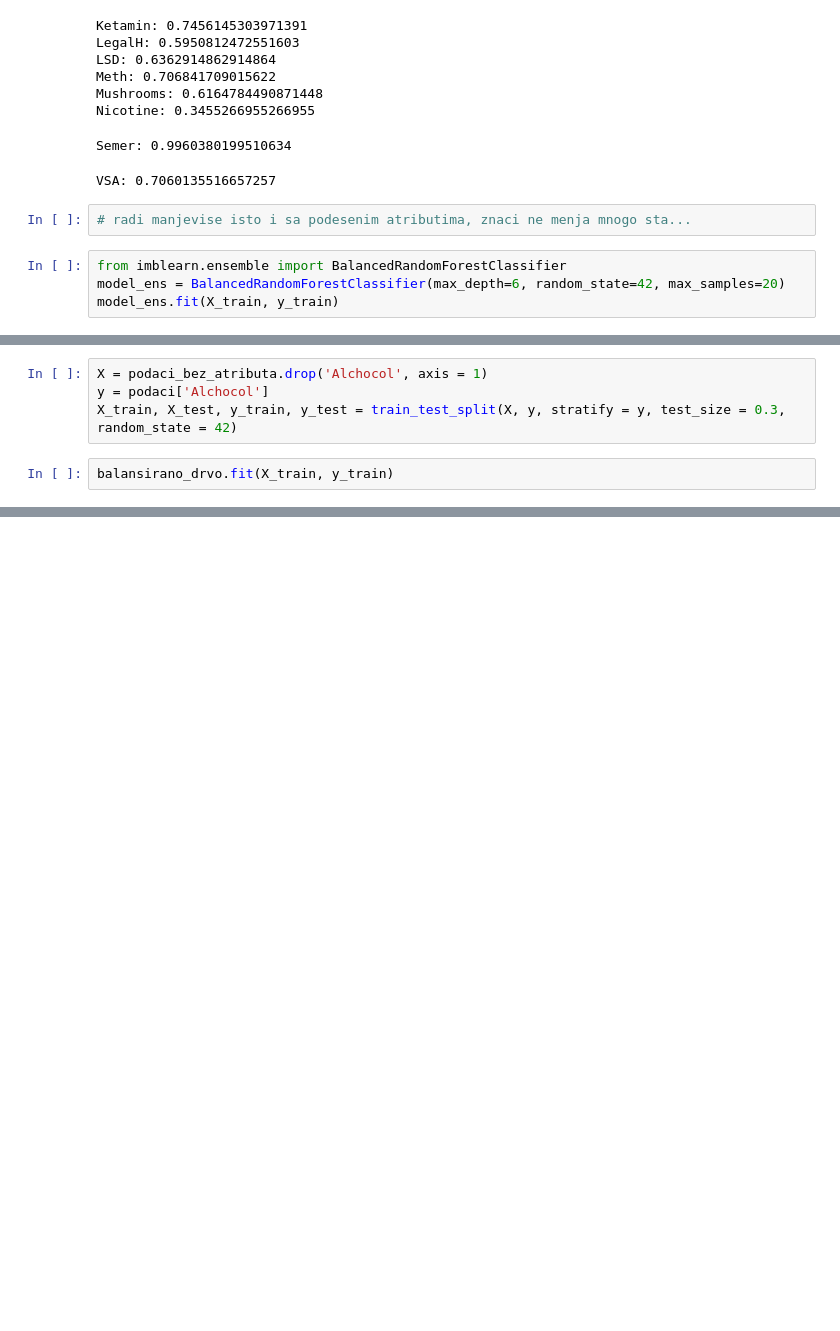
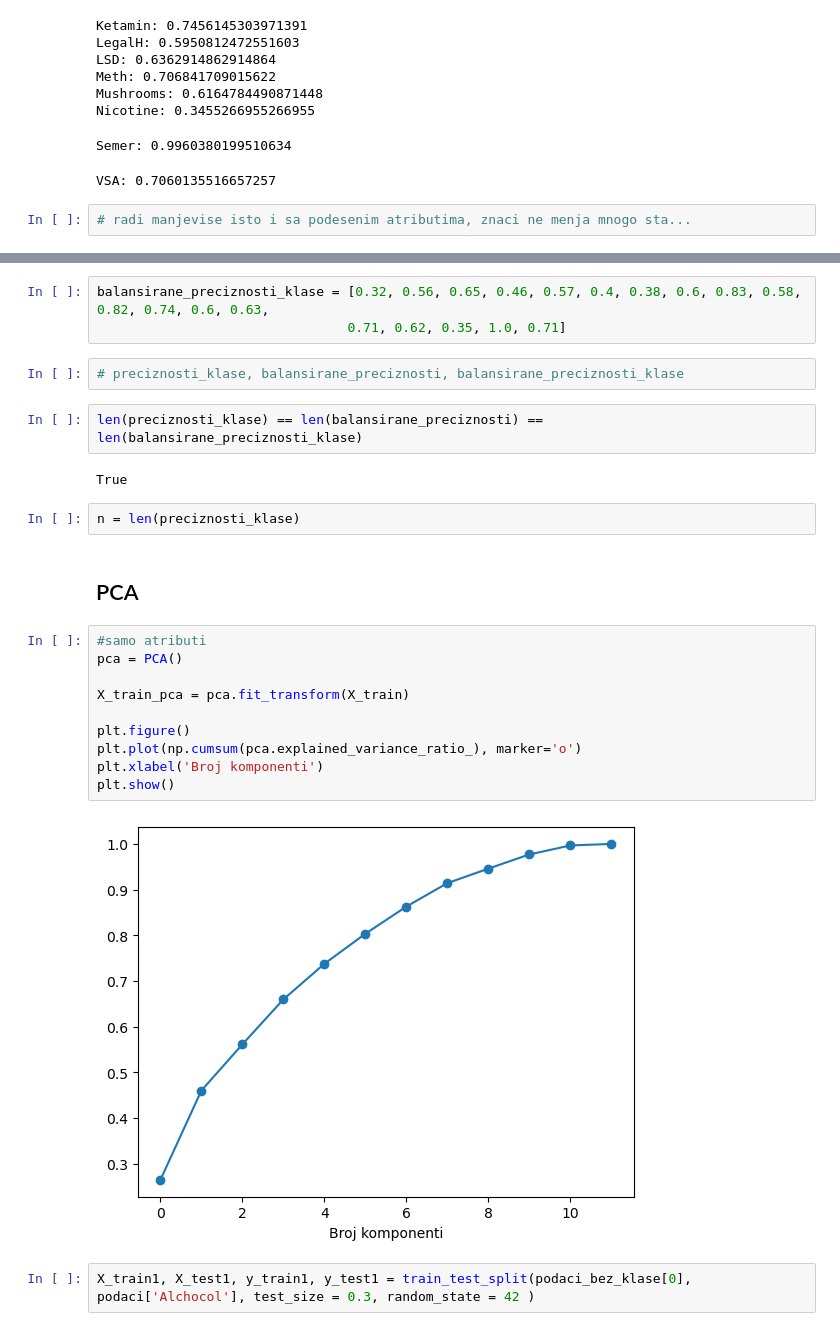
Before and after one commit to MATF-istrazivanje-podataka-1/2023_Data_Mining_Drugs_consumption_Dataset, a Jupyter notebook: Classification.ipynb, the cells around one changed output, grey strips where cells are left out. Saved outputs shown, nothing was run; the diff lists cells and outputs as text; blank space fills up the shorter version.

```diff
--- a/Classification.ipynb
+++ b/Classification.ipynb
@@ -751,7 +807,3 @@ Semer: 0.9960380199510634
 VSA: 0.7060135516657257
 # %%
 # radi manjevise isto i sa podesenim atributima, znaci ne menja mnogo sta...
-# %%
-from imblearn.ensemble import BalancedRandomForestClassifier
-model_ens = BalancedRandomForestClassifier(max_depth=6, random_state=42, max_samples=20)
-model_ens.fit(X_train, y_train)
@@ -784,6 +809,0 @@ podaci_bez_atributa
-# %%
-X = podaci_bez_atributa.drop('Alchocol', axis = 1)
-y = podaci['Alchocol']
-X_train, X_test, y_train, y_test = train_test_split(X, y, stratify = y, test_size = 0.3, random_state = 42)
-# %%
-balansirano_drvo.fit(X_train, y_train)
@@ -803,0 +810,27 @@ balansirano_drvo.best_score_
+# %%
+balansirane_preciznosti_klase = [0.32, 0.56, 0.65, 0.46, 0.57, 0.4, 0.38, 0.6, 0.83, 0.58, 0.82, 0.74, 0.6, 0.63,
+                                0.71, 0.62, 0.35, 1.0, 0.71]
+# %%
+# preciznosti_klase, balansirane_preciznosti, balansirane_preciznosti_klase
+# %%
+len(preciznosti_klase) == len(balansirane_preciznosti) == len(balansirane_preciznosti_klase)
+# %% [output]
+True
+# %%
+n = len(preciznosti_klase)
+# %% [markdown]
+## PCA
+# %%
+#samo atributi
+pca = PCA()
+
+X_train_pca = pca.fit_transform(X_train)
+
+plt.figure()
+plt.plot(np.cumsum(pca.explained_variance_ratio_), marker='o')
+plt.xlabel('Broj komponenti')
+plt.show()
+# %% [output]
+[figure, added]
+# %%
+X_train1, X_test1, y_train1, y_test1 = train_test_split(podaci_bez_klase[0], podaci['Alchocol'], test_size = 0.3, random_state = 42 )
```
Also changed, not shown: parts of 58 cells of this notebook, 1 other file.
